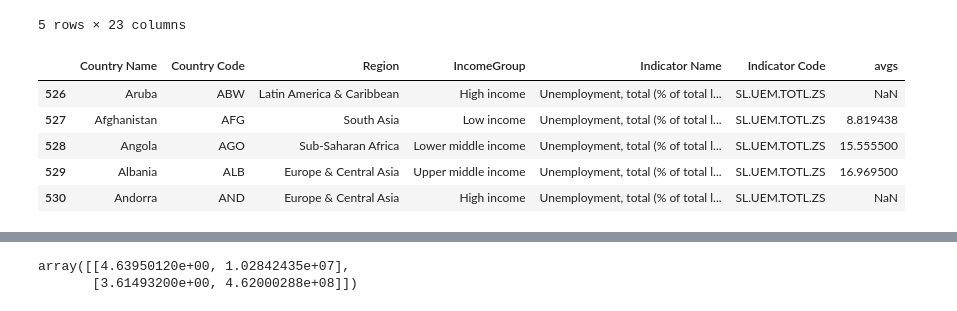
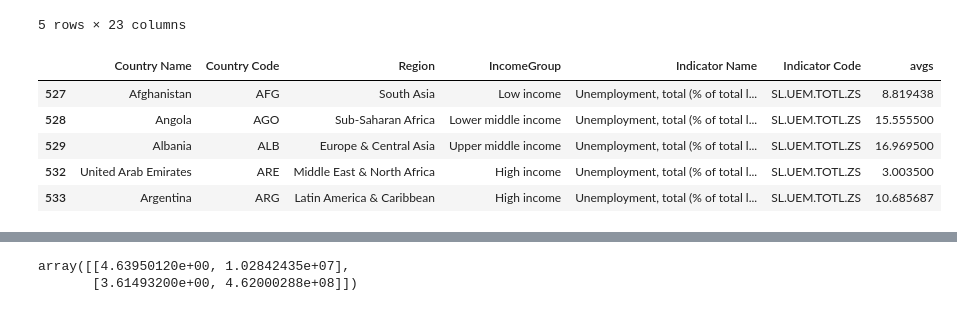
Before and after one commit to ancientfrog/teamplato, a Jupyter notebook: CS504_TeamPlato.ipynb, the cells around one changed output, grey strips where cells are left out. Cells and saved outputs as stored; diff of their text form; code cells hidden in the pictures.

```diff
--- a/CS504_TeamPlato.ipynb
+++ b/CS504_TeamPlato.ipynb
@@ -174,12 +174,12 @@ df4.head()
 5 rows × 23 columns
 # %%
 #drop the columns 2000 - 2015 now that we have the avgs column
-df5 = df4[['Country Name', 'Country Code', 'Region', 'IncomeGroup', 'Indicator Name', 'Indicator Code','avgs']]
+df5 = df4[['Country Name', 'Country Code', 'Region', 'IncomeGroup', 'Indicator Name', 'Indicator Code','avgs']].dropna()
 df5.head()
 # %% [output]
 |  | Country Name | Country Code | Region | IncomeGroup | Indicator Name | Indicator Code | avgs |
-| 526 | Aruba | ABW | Latin America & Caribbean | High income | Unemployment, total (% of total l... | SL.UEM.TOTL.ZS | NaN |
 | 527 | Afghanistan | AFG | South Asia | Low income | Unemployment, total (% of total l... | SL.UEM.TOTL.ZS | 8.819438 |
 | 528 | Angola | AGO | Sub-Saharan Africa | Lower middle income | Unemployment, total (% of total l... | SL.UEM.TOTL.ZS | 15.555500 |
 | 529 | Albania | ALB | Europe & Central Asia | Upper middle income | Unemployment, total (% of total l... | SL.UEM.TOTL.ZS | 16.969500 |
-| 530 | Andorra | AND | Europe & Central Asia | High income | Unemployment, total (% of total l... | SL.UEM.TOTL.ZS | NaN |
+| 532 | United Arab Emirates | ARE | Middle East & North Africa | High income | Unemployment, total (% of total l... | SL.UEM.TOTL.ZS | 3.003500 |
+| 533 | Argentina | ARG | Latin America & Caribbean | High income | Unemployment, total (% of total l... | SL.UEM.TOTL.ZS | 10.685687 |
```
Also changed, not shown: parts of 11 cells of this notebook.
